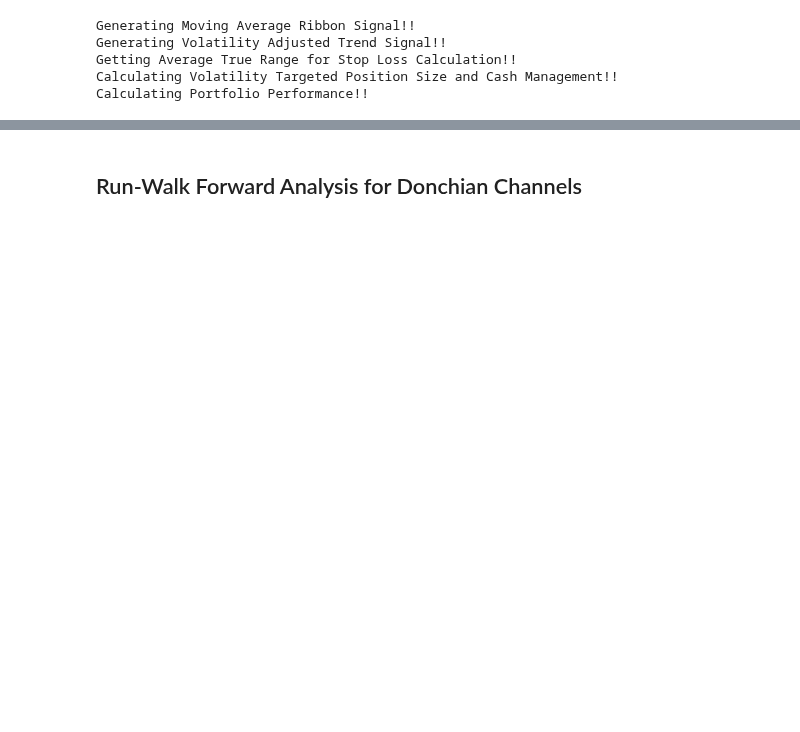
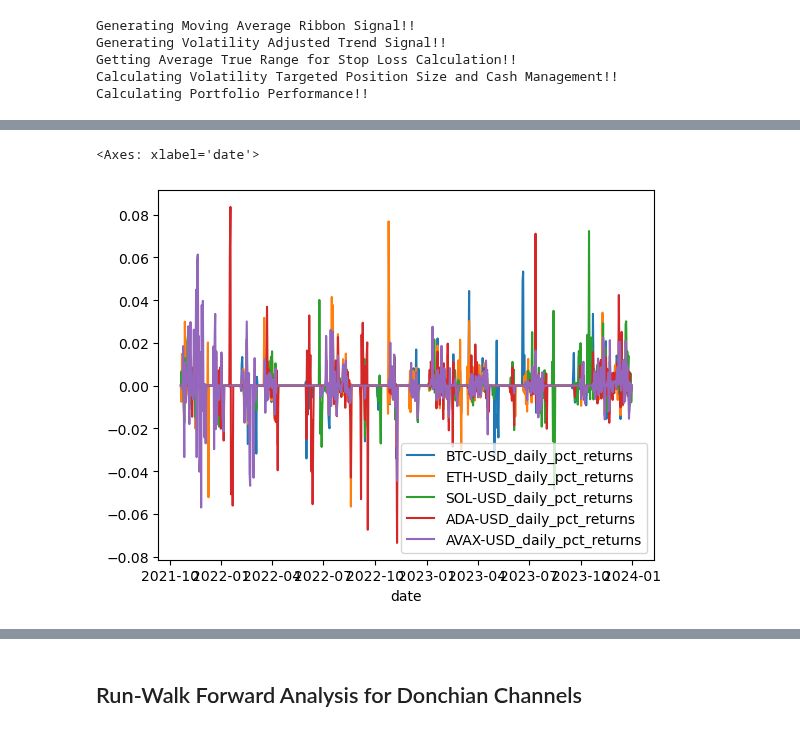
Before and after one commit to adheerchauhan/trend_following, a Jupyter notebook: Trend_Following_Parameter_Optimization_3.ipynb, the cells around one changed output, grey strips where cells are left out. Cells and saved outputs as stored; diff of their text form; code cells hidden in the pictures; blank space fills up the shorter version.

```diff
--- a/Trend_Following_Parameter_Optimization_3.ipynb
+++ b/Trend_Following_Parameter_Optimization_3.ipynb
@@ -876,5 +888,6 @@ df_donchian_only.head()
 # %%
 final_signal_cols = [f'{ticker}_final_signal' for ticker in ticker_list]
+daily_pct_return_cols = [f'{ticker}_daily_pct_returns' for ticker in ticker_list]
 # %%
 df_donchian_only[final_signal_cols].plot()
 # %% [output]
@@ -883,3 +896,8 @@ df_donchian_only[final_signal_cols].plot()
+# %%
+df_donchian_only[daily_pct_return_cols].plot()
+# %% [output]
+<Axes: xlabel='date'>
+[figure, added]
 # %%
 df_donchian_only['total_portfolio_value'].plot()
 # %% [output]
```
Also changed, not shown: parts of 12 cells of this notebook.
